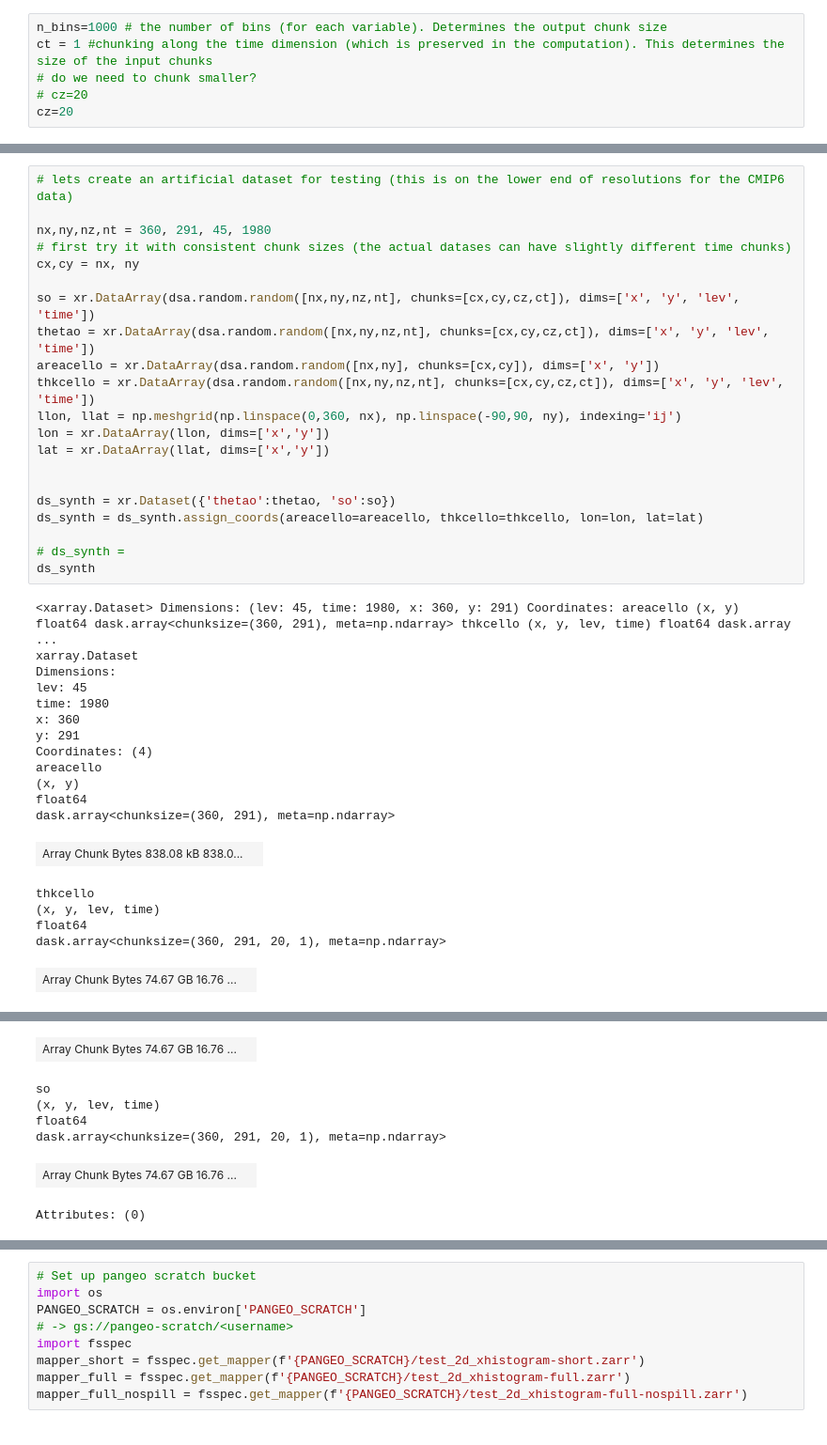
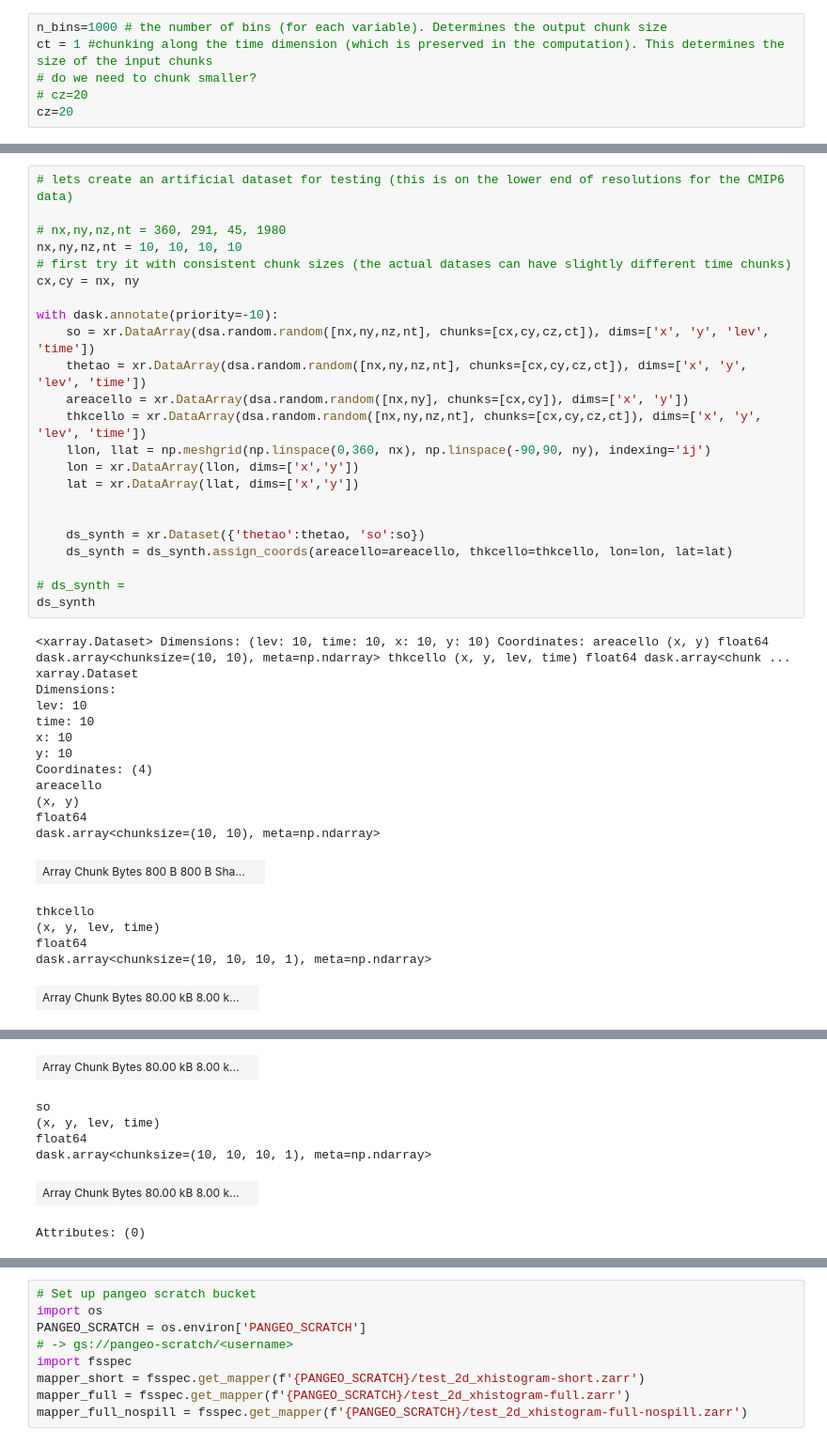
Before and after one commit to ocean-transport/coiled_collaboration, a Jupyter notebook: notebooks/jbusecke_2d_xhistogram/jbusecke_2d_xhistogram.ipynb, the cells around one changed output, grey strips where cells are left out. Shown: that part at 94% size. Saved outputs shown, nothing was run; the diff lists cells and outputs as text.

```diff
--- a/notebooks/jbusecke_2d_xhistogram/jbusecke_2d_xhistogram.ipynb
+++ b/notebooks/jbusecke_2d_xhistogram/jbusecke_2d_xhistogram.ipynb
@@ -91,43 +92,45 @@ def pdf_wrapper(ds, bins_dict={'thetao':np.linspace(-1, 1, n_bins), 'so':np.lins
 # %%
 # lets create an artificial dataset for testing (this is on the lower end of resolutions for the CMIP6 data)
 
-nx,ny,nz,nt = 360, 291, 45, 1980
+# nx,ny,nz,nt = 360, 291, 45, 1980
+nx,ny,nz,nt = 10, 10, 10, 10
 # first try it with consistent chunk sizes (the actual datases can have slightly different time chunks)
 cx,cy = nx, ny
 
-so = xr.DataArray(dsa.random.random([nx,ny,nz,nt], chunks=[cx,cy,cz,ct]), dims=['x', 'y', 'lev', 'time'])
-thetao = xr.DataArray(dsa.random.random([nx,ny,nz,nt], chunks=[cx,cy,cz,ct]), dims=['x', 'y', 'lev', 'time'])
-areacello = xr.DataArray(dsa.random.random([nx,ny], chunks=[cx,cy]), dims=['x', 'y'])
-thkcello = xr.DataArray(dsa.random.random([nx,ny,nz,nt], chunks=[cx,cy,cz,ct]), dims=['x', 'y', 'lev', 'time'])
-llon, llat = np.meshgrid(np.linspace(0,360, nx), np.linspace(-90,90, ny), indexing='ij')
-lon = xr.DataArray(llon, dims=['x','y'])
-lat = xr.DataArray(llat, dims=['x','y'])
+with dask.annotate(priority=-10):
+    so = xr.DataArray(dsa.random.random([nx,ny,nz,nt], chunks=[cx,cy,cz,ct]), dims=['x', 'y', 'lev', 'time'])
+    thetao = xr.DataArray(dsa.random.random([nx,ny,nz,nt], chunks=[cx,cy,cz,ct]), dims=['x', 'y', 'lev', 'time'])
+    areacello = xr.DataArray(dsa.random.random([nx,ny], chunks=[cx,cy]), dims=['x', 'y'])
+    thkcello = xr.DataArray(dsa.random.random([nx,ny,nz,nt], chunks=[cx,cy,cz,ct]), dims=['x', 'y', 'lev', 'time'])
+    llon, llat = np.meshgrid(np.linspace(0,360, nx), np.linspace(-90,90, ny), indexing='ij')
+    lon = xr.DataArray(llon, dims=['x','y'])
+    lat = xr.DataArray(llat, dims=['x','y'])
 
 
-ds_synth = xr.Dataset({'thetao':thetao, 'so':so})
-ds_synth = ds_synth.assign_coords(areacello=areacello, thkcello=thkcello, lon=lon, lat=lat)
+    ds_synth = xr.Dataset({'thetao':thetao, 'so':so})
+    ds_synth = ds_synth.assign_coords(areacello=areacello, thkcello=thkcello, lon=lon, lat=lat)
 
 # ds_synth =
 ds_synth
 # %% [output]
-<xarray.Dataset> Dimensions: (lev: 45, time: 1980, x: 360, y: 291) Coordinates: areacello (x, y) float64 dask.array<chunksize=(360, 291), meta=np.ndarray> thkcello (x, y, lev, time) float64 dask.array ...
+<xarray.Dataset> Dimensions: (lev: 10, time: 10, x: 10, y: 10) Coordinates: areacello (x, y) float64 dask.array<chunksize=(10, 10), meta=np.ndarray> thkcello (x, y, lev, time) float64 dask.array<chunk ...
 xarray.Dataset
 Dimensions:
-lev: 45
-time: 1980
-x: 360
-y: 291
+lev: 10
+time: 10
+x: 10
+y: 10
 Coordinates: (4)
 areacello
 (x, y)
 float64
-dask.array<chunksize=(360, 291), meta=np.ndarray>
+dask.array<chunksize=(10, 10), meta=np.ndarray>
-| Array Chunk Bytes 838.08 kB 838.0... |  |
+| Array Chunk Bytes 800 B 800 B Sha... |  |
 thkcello
 (x, y, lev, time)
 float64
-dask.array<chunksize=(360, 291, 20, 1), meta=np.ndarray>
+dask.array<chunksize=(10, 10, 10, 1), meta=np.ndarray>
-| Array Chunk Bytes 74.67 GB 16.76 ... |  |
+| Array Chunk Bytes 80.00 kB 8.00 k... |  |
 lon
 (x, y)
 float64
@@ -146,8 +149,8 @@ dask.array<chunksize=(360, 291, 20, 1), meta=np.ndarray>
-| Array Chunk Bytes 74.67 GB 16.76 ... |  |
+| Array Chunk Bytes 80.00 kB 8.00 k... |  |
 so
 (x, y, lev, time)
 float64
-dask.array<chunksize=(360, 291, 20, 1), meta=np.ndarray>
+dask.array<chunksize=(10, 10, 10, 1), meta=np.ndarray>
-| Array Chunk Bytes 74.67 GB 16.76 ... |  |
+| Array Chunk Bytes 80.00 kB 8.00 k... |  |
 Attributes: (0)
 # %%
```
Also changed, not shown: parts of 19 cells of this notebook, 1 other file.
